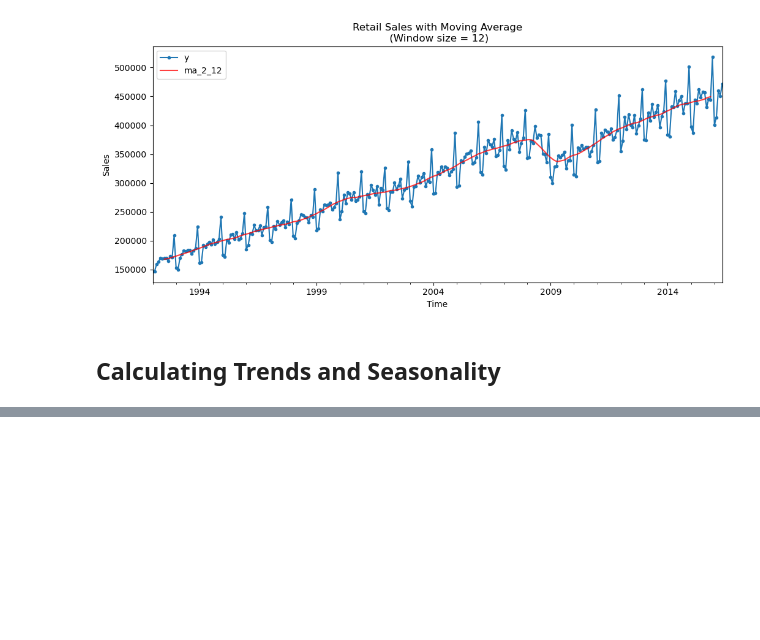
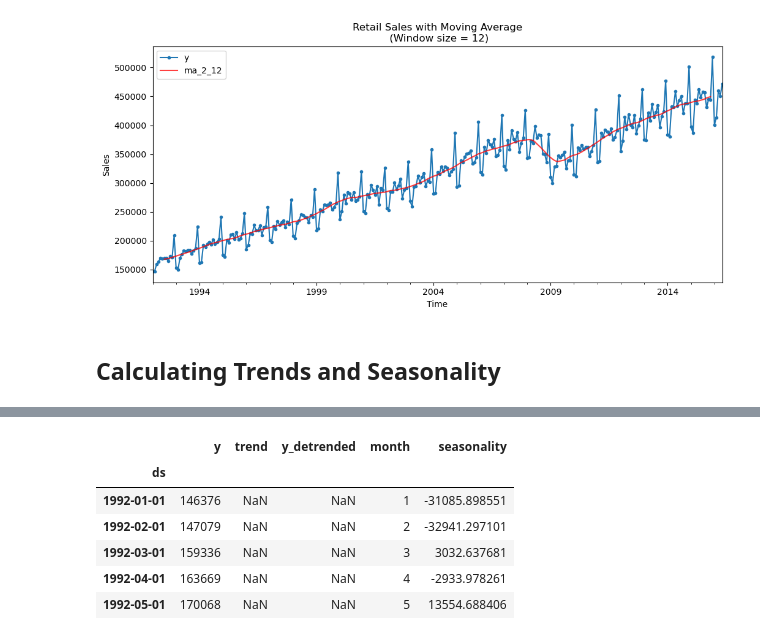
Before and after one commit to Htet-Khant-Linn/STAT_303_-Time_Series_Analysis, a Jupyter notebook: In-Class Exercise/Week_4/2026-02-23_Moving-Average.ipynb, the cells around one changed output, grey strips where cells are left out. Saved outputs shown, nothing was run; the diff lists cells and outputs as text; code cells hidden in the pictures; blank space fills up the shorter version.

```diff
--- a/In-Class Exercise/Week_4/2026-02-23_Moving-Average.ipynb
+++ b/In-Class Exercise/Week_4/2026-02-23_Moving-Average.ipynb
@@ -127,0 +204,12 @@ plt.show()
+# %%
+df2 = df2.merge(right=seasonality, left_on='month', right_index=True)
+df2 = df2.sort_index()
+df2.head()
+# %% [output]
+|  | y | trend | y_detrended | month | seasonality |
+| ds |  |  |  |  |  |
+| 1992-01-01 | 146376 | NaN | NaN | 1 | -31085.898551 |
+| 1992-02-01 | 147079 | NaN | NaN | 2 | -32941.297101 |
+| 1992-03-01 | 159336 | NaN | NaN | 3 | 3032.637681 |
+| 1992-04-01 | 163669 | NaN | NaN | 4 | -2933.978261 |
+| 1992-05-01 | 170068 | NaN | NaN | 5 | 13554.688406 |
```
Also changed, not shown: parts of 13 cells of this notebook.
